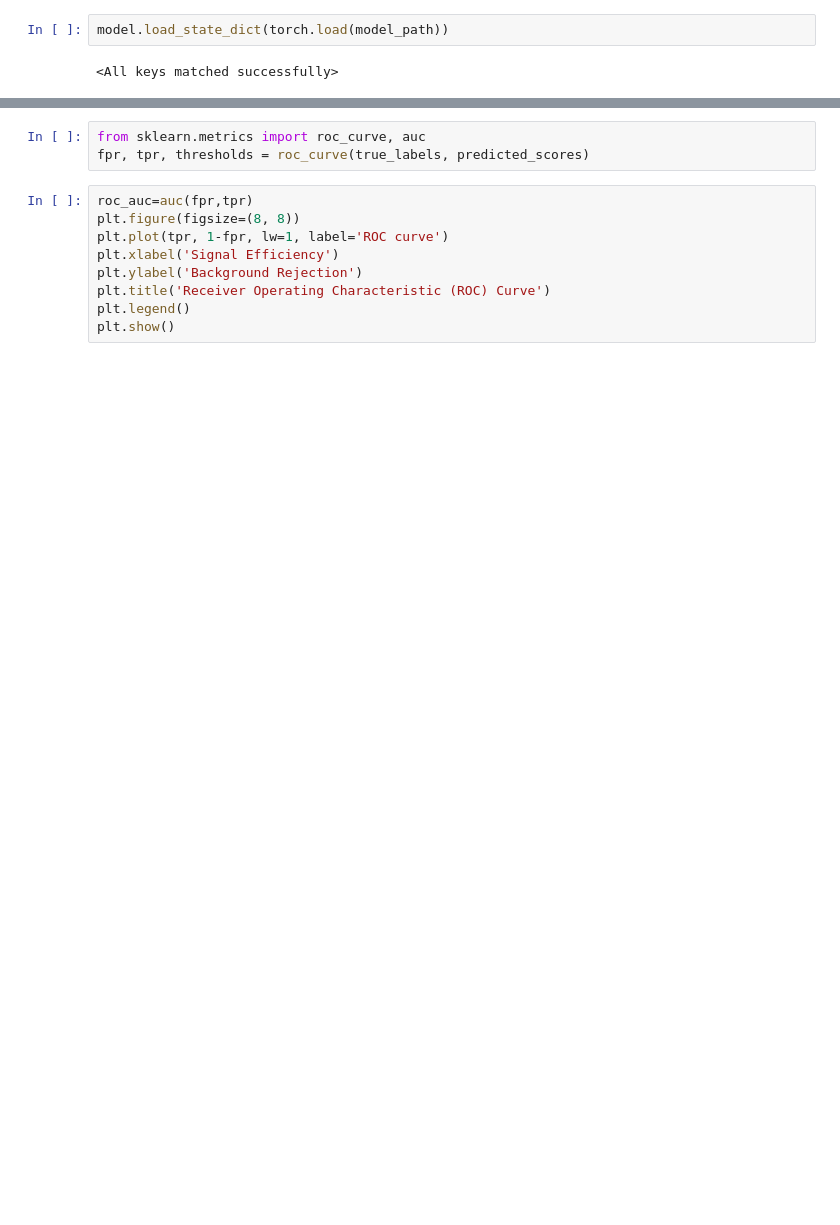
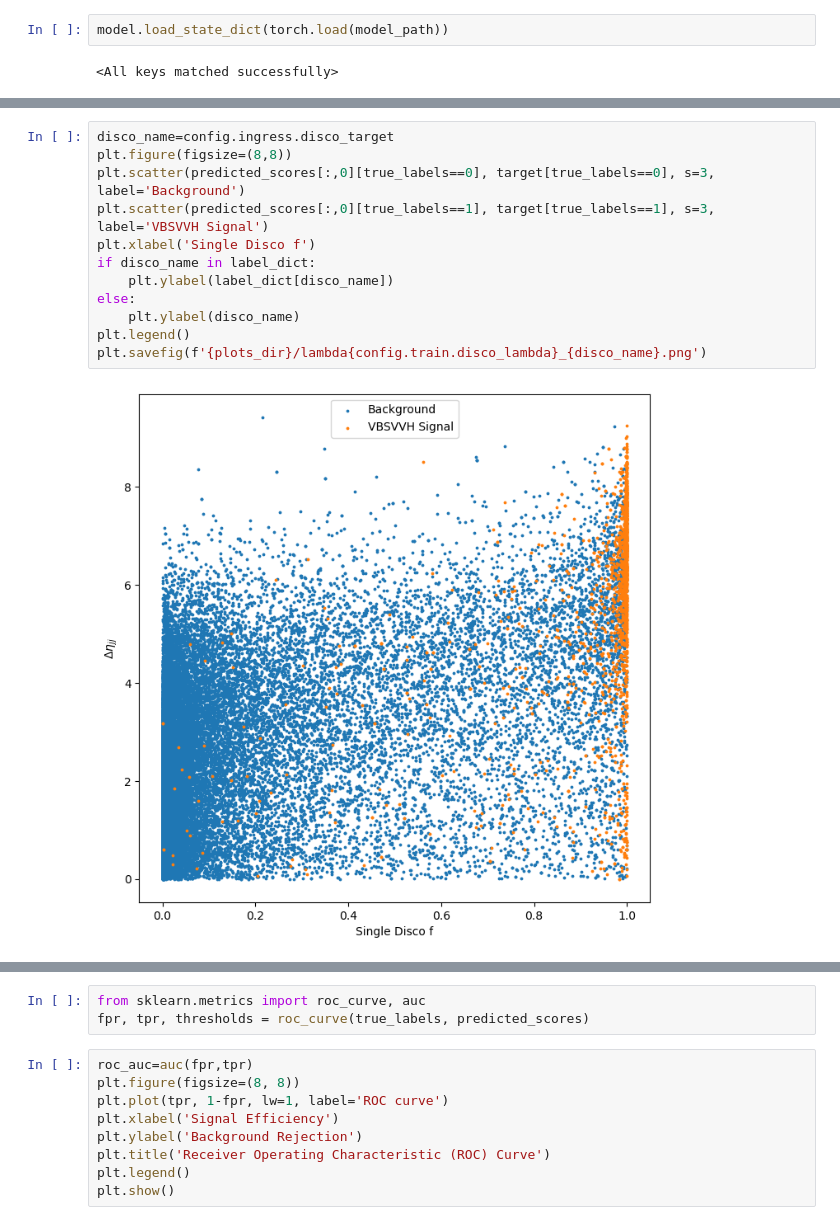
Before and after one commit to JoTimelord/Analysis, a Jupyter notebook: abcdnet/plotROC.ipynb, the cells around one changed output, grey strips where cells are left out. Drawn from its saved outputs; the diff is of its cells as text; blank space fills up the shorter version.

```diff
--- a/abcdnet/plotROC.ipynb
+++ b/abcdnet/plotROC.ipynb
@@ -115,0 +184,14 @@ KeyboardInterrupt:
+# %%
+disco_name=config.ingress.disco_target
+plt.figure(figsize=(8,8))
+plt.scatter(predicted_scores[:,0][true_labels==0], target[true_labels==0], s=3, label='Background')
+plt.scatter(predicted_scores[:,0][true_labels==1], target[true_labels==1], s=3, label='VBSVVH Signal')
+plt.xlabel('Single Disco f')
+if disco_name in label_dict:
+    plt.ylabel(label_dict[disco_name])
+else:
+    plt.ylabel(disco_name)
+plt.legend()
+plt.savefig(f'{plots_dir}/lambda{config.train.disco_lambda}_{disco_name}.png')
+# %% [output]
+[figure, added]
```
Also changed, not shown: parts of 22 cells of this notebook, 3 other files.
